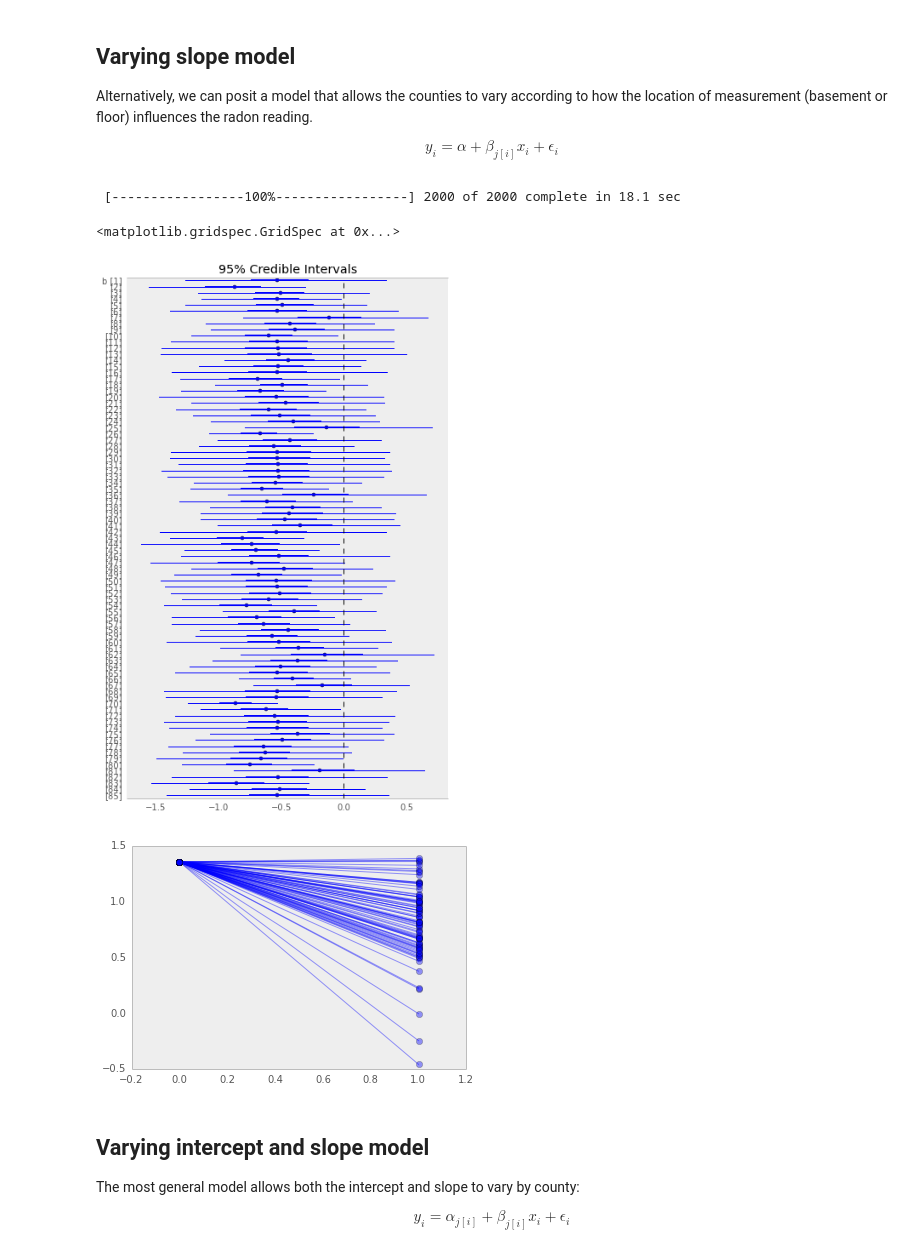
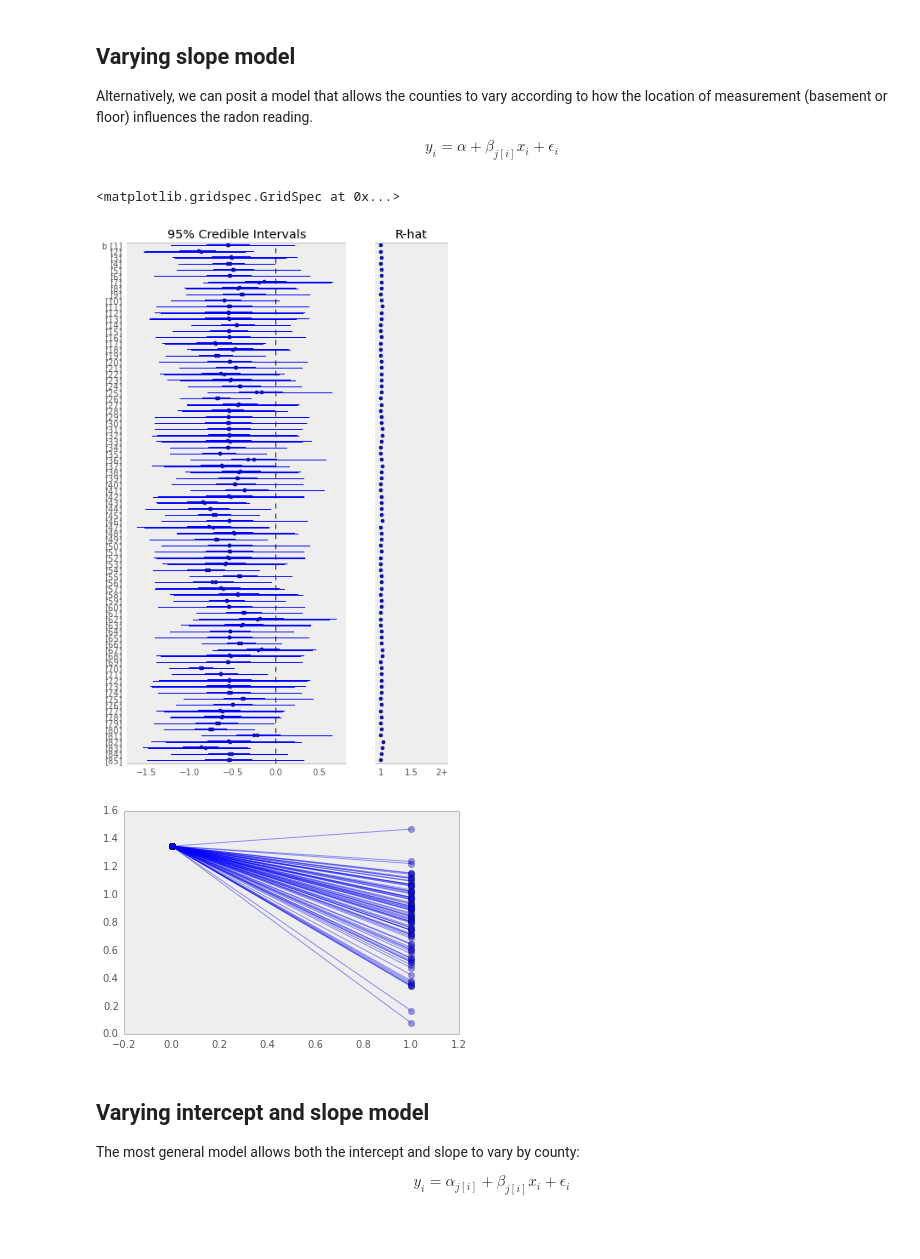
Before and after one commit to fonnesbeck/multilevel_modeling, a Jupyter notebook: multilevel_modeling.ipynb, the cells around one changed output. Drawn from its saved outputs; the diff is of its cells as text; code cells hidden in the pictures.

Commit message:
Replaced sample with psample

```diff
--- a/multilevel_modeling.ipynb
+++ b/multilevel_modeling.ipynb
@@ -227,10 +228,10 @@ with Model() as partial_pooling:
     # Data likelihood
     y_like = Normal('y_like', mu=y_hat, tau=tau_y, observed=log_radon)
 # %%
-from pymc import Metropolis, NUTS, sample
+from pymc import psample
 
 with partial_pooling:
 
     step = NUTS()
 
-    partial_pooling_samples = sample(2000, step)
+    partial_pooling_samples = psample(2000, step)
@@ -239,7 +238,7 @@ with partial_pooling:
 # %% [markdown]
 Notice the difference between the unpooled and partially-pooled estimates, particularly at smaller sample sizes. The former are both more extreme and more imprecise.
 # %%
-sample_trace = partial_pooling_samples['a'][-1000:]
+sample_trace = partial_pooling_samples['a'][0][-1000:]
 
 fig, axes = plt.subplots(1, 2, figsize=(14,6), sharex=True, sharey=True)
 samples, counties = sample_trace.shape
@@ -256,7 +255,7 @@ for j, row in zip(jitter, unpooled.iterrows()):
     name, dat = row
     axes[0].plot([dat.n+j,dat.n+j], [dat.m-dat.se, dat.m+dat.se], 'b-')
 axes[0].set_xscale('log')
-axes[0].hlines(partial_pooling_samples['a'].mean(), 0.9, 100, linestyles='--')
+axes[0].hlines(sample_trace.mean(), 0.9, 100, linestyles='--')
 
 
 samples, counties = sample_trace.shape
@@ -426,24 +425,22 @@ with varying_slope:
 
     step = NUTS()
 
-    varying_slope_samples = sample(2000, step)
+    varying_slope_samples = psample(2000, step)
-# %% [output]
- [-----------------100%-----------------] 2000 of 2000 complete in 18.1 sec
 # %%
 figure(figsize=(6,10))
 forestplot(varying_slope_samples, vars=['b'])
 # %% [output]
 <matplotlib.gridspec.GridSpec at 0x...>
-[figure, old version]
+[figure, new version]
 # %%
 xvals = np.arange(2)
-b = varying_slope_samples['a'].mean()
-m = varying_slope_samples['b'].mean(axis=0)
+b = varying_slope_samples['a'][0].mean()
+m = varying_slope_samples['b'][0].mean(axis=0)
 for mi in m:
     plt.plot(xvals, mi*xvals + b, 'bo-', alpha=0.4)
 xlim(-0.2, 1.2);
 # %% [output]
-[figure, old version]
+[figure, new version]
 # %% [markdown]
 ## Varying intercept and slope model
 
```
Also changed, not shown: parts of 18 cells of this notebook.
